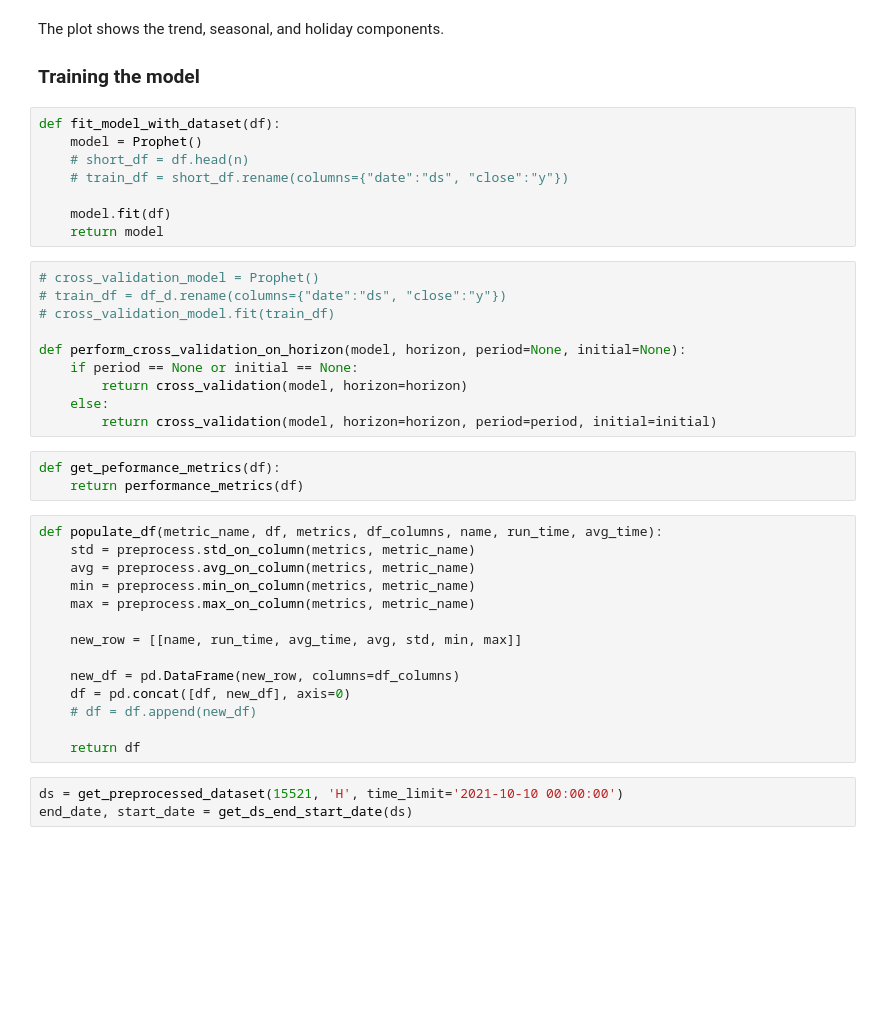
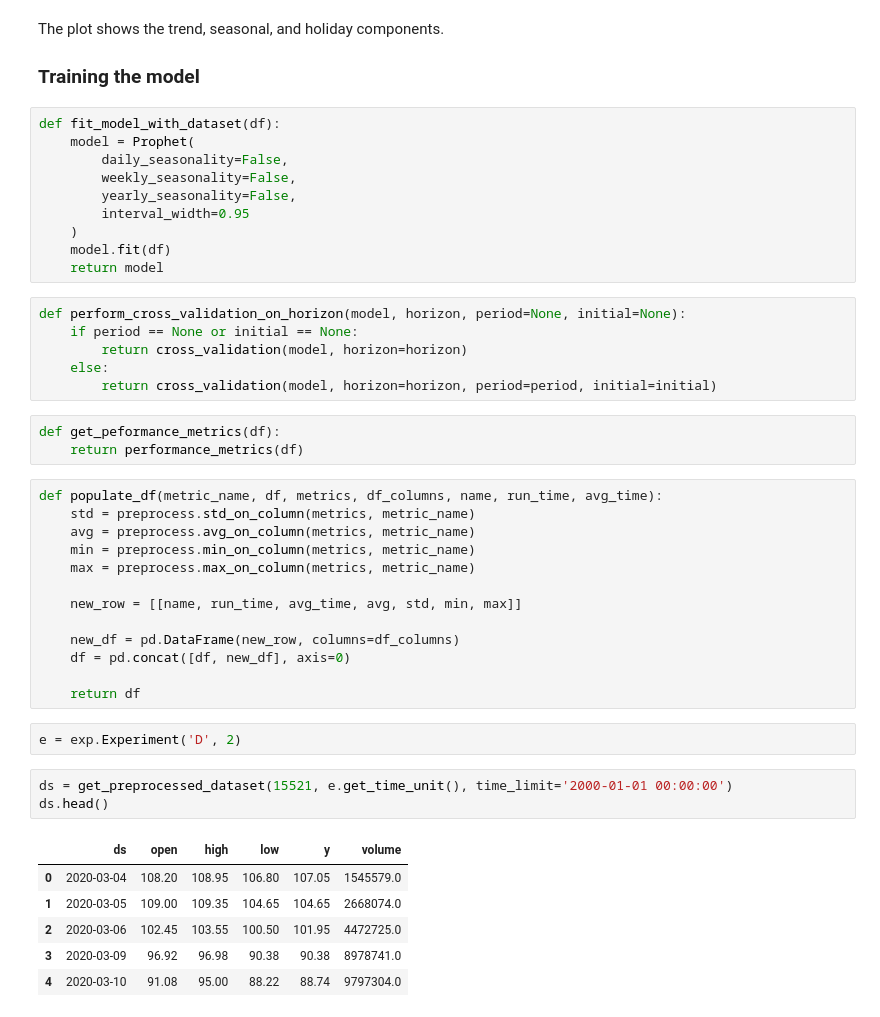
Before and after one commit to Biksbois/BiksStonks, a Jupyter notebook: Forcasting_Models/prohet.ipynb, the cells around one changed output. Cells and saved outputs as stored; diff of their text form; blank space fills up the shorter version.

```diff
--- a/Forcasting_Models/prohet.ipynb
+++ b/Forcasting_Models/prohet.ipynb
@@ -99,17 +82,15 @@ The plot shows the trend, seasonal, and holiday components.
 ### Training the model
 # %%
 def fit_model_with_dataset(df):
-    model = Prophet()
-    # short_df = df.head(n)
-    # train_df = short_df.rename(columns={"date":"ds", "close":"y"})
-
+    model = Prophet(
+        daily_seasonality=False,
+        weekly_seasonality=False,
+        yearly_seasonality=False,
+        interval_width=0.95
+    )
     model.fit(df)
     return model
 # %%
-# cross_validation_model = Prophet()
-# train_df = df_d.rename(columns={"date":"ds", "close":"y"})
-# cross_validation_model.fit(train_df)
-
 def perform_cross_validation_on_horizon(model, horizon, period=None, initial=None):
     if period == None or initial == None:
         return cross_validation(model, horizon=horizon)
@@ -129,9 +110,17 @@ def populate_df(metric_name, df, metrics, df_columns, name, run_time, avg_time):
 
     new_df = pd.DataFrame(new_row, columns=df_columns)
     df = pd.concat([df, new_df], axis=0)
-    # df = df.append(new_df)
 
     return df
+# %%
+e = exp.Experiment('D', 2)
 # %%
-ds = get_preprocessed_dataset(15521, 'H', time_limit='2021-10-10 00:00:00')
-end_date, start_date = get_ds_end_start_date(ds)
+ds = get_preprocessed_dataset(15521, e.get_time_unit(), time_limit='2000-01-01 00:00:00')
+ds.head()
+# %% [output]
+|  | ds | open | high | low | y | volume |
+| 0 | 2020-03-04 | 108.20 | 108.95 | 106.80 | 107.05 | 1545579.0 |
+| 1 | 2020-03-05 | 109.00 | 109.35 | 104.65 | 104.65 | 2668074.0 |
+| 2 | 2020-03-06 | 102.45 | 103.55 | 100.50 | 101.95 | 4472725.0 |
+| 3 | 2020-03-09 | 96.92 | 96.98 | 90.38 | 90.38 | 8978741.0 |
+| 4 | 2020-03-10 | 91.08 | 95.00 | 88.22 | 88.74 | 9797304.0 |
```
Also changed, not shown: parts of 16 cells of this notebook.
